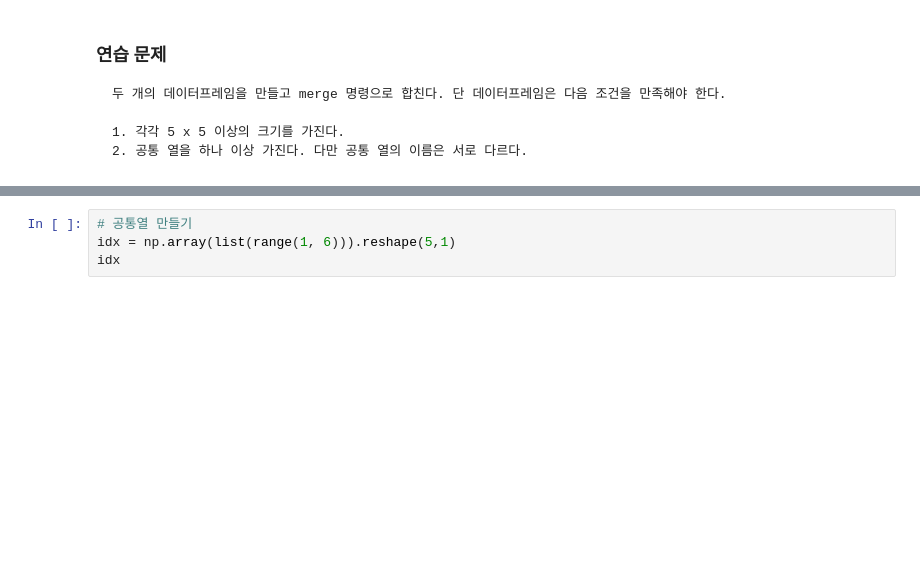
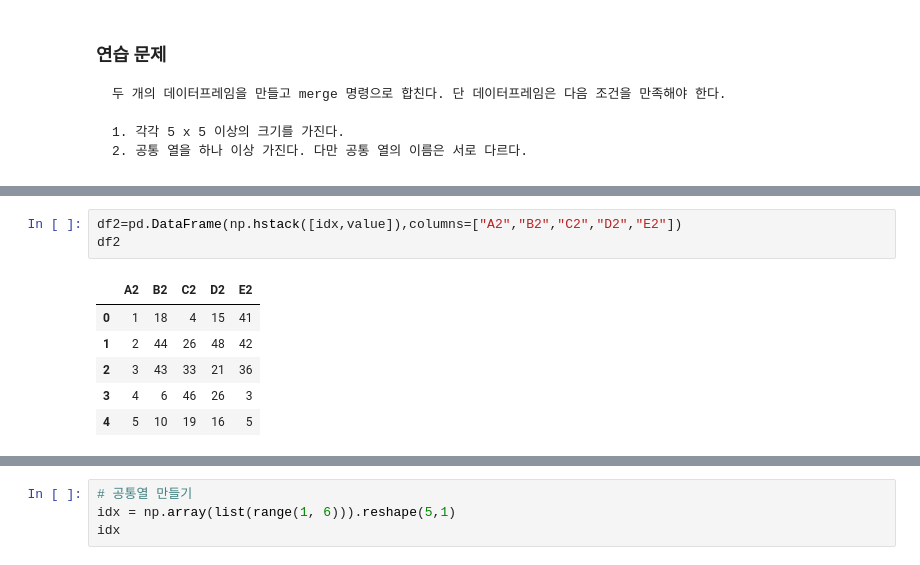
Before and after one commit to kimsumin-creat/wassup3, a Jupyter notebook: 03_Data_Processing/02_07_Pandas 데이터프레임 합성.ipynb, the cells around one changed output, grey strips where cells are left out. Drawn from its saved outputs; the diff is of its cells as text; blank space fills up the shorter version.

```diff
--- a/03_Data_Processing/02_07_Pandas 데이터프레임 합성.ipynb
+++ b/03_Data_Processing/02_07_Pandas 데이터프레임 합성.ipynb
@@ -321,0 +350,10 @@ df1.join(df2, how='outer')
+# %%
+df2=pd.DataFrame(np.hstack([idx,value]),columns=["A2","B2","C2","D2","E2"])
+df2
+# %% [output]
+|  | A2 | B2 | C2 | D2 | E2 |
+| 0 | 1 | 18 | 4 | 15 | 41 |
+| 1 | 2 | 44 | 26 | 48 | 42 |
+| 2 | 3 | 43 | 33 | 21 | 36 |
+| 3 | 4 | 6 | 46 | 26 | 3 |
+| 4 | 5 | 10 | 19 | 16 | 5 |
```
Also changed, not shown: parts of 15 cells of this notebook, 3 other files.
